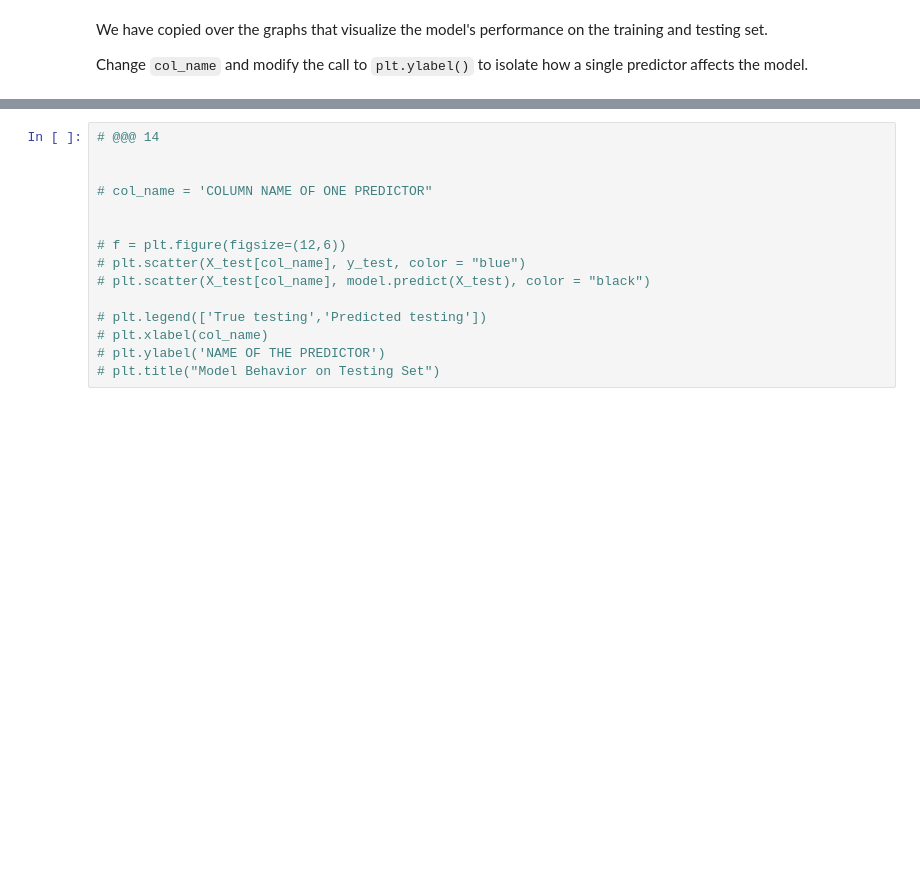
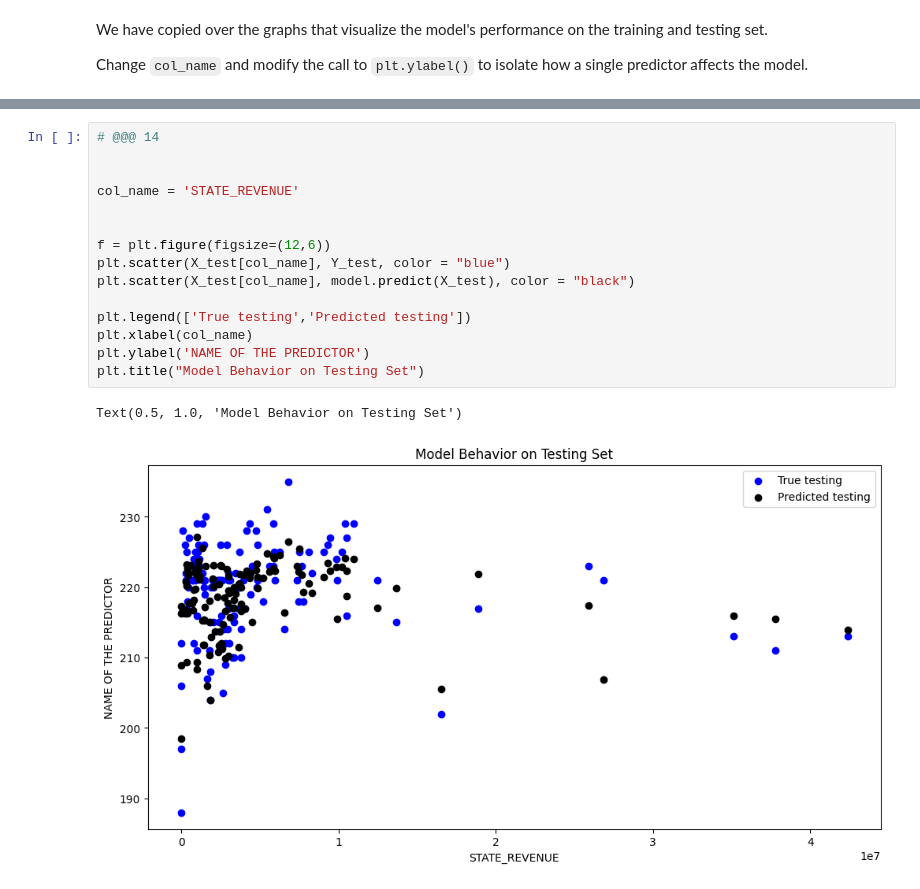
Before and after one commit to siddmoparti/MDST-Tutorial, a Jupyter notebook: tutorial1/checkpoint1.ipynb, the cells around one changed output, grey strips where cells are left out. Saved outputs shown, nothing was run; the diff lists cells and outputs as text; blank space fills up the shorter version.

```diff
--- a/tutorial1/checkpoint1.ipynb
+++ b/tutorial1/checkpoint1.ipynb
@@ -185,15 +210,18 @@ Change `col_name` and modify the call to `plt.ylabel()` to isolate how a single
 # %%
 # @@@ 14
 
 
-# col_name = 'COLUMN NAME OF ONE PREDICTOR"
+col_name = 'STATE_REVENUE'
 
 
-# f = plt.figure(figsize=(12,6))
-# plt.scatter(X_test[col_name], y_test, color = "blue")
-# plt.scatter(X_test[col_name], model.predict(X_test), color = "black")
+f = plt.figure(figsize=(12,6))
+plt.scatter(X_test[col_name], Y_test, color = "blue")
+plt.scatter(X_test[col_name], model.predict(X_test), color = "black")
 
-# plt.legend(['True testing','Predicted testing'])
-# plt.xlabel(col_name)
-# plt.ylabel('NAME OF THE PREDICTOR')
-# plt.title("Model Behavior on Testing Set")
+plt.legend(['True testing','Predicted testing'])
+plt.xlabel(col_name)
+plt.ylabel('NAME OF THE PREDICTOR')
+plt.title("Model Behavior on Testing Set")
+# %% [output]
+Text(0.5, 1.0, 'Model Behavior on Testing Set')
+[figure, added]
```
Also changed, not shown: parts of 19 cells of this notebook, 1 other file.
